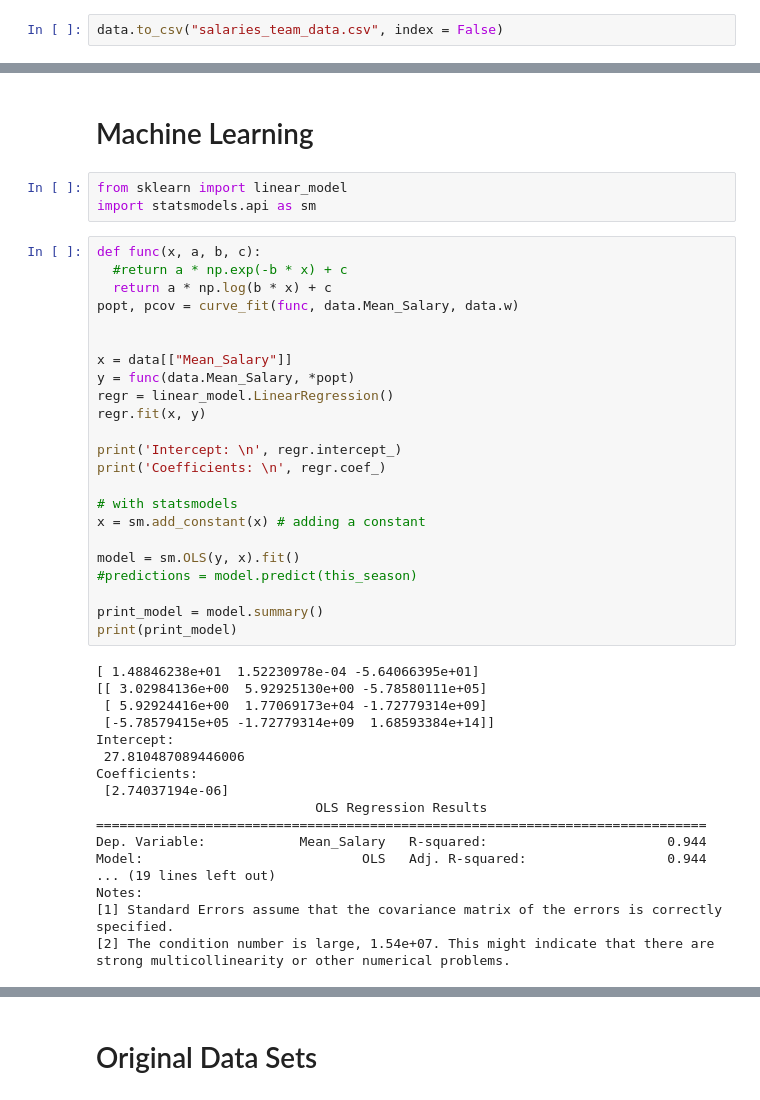
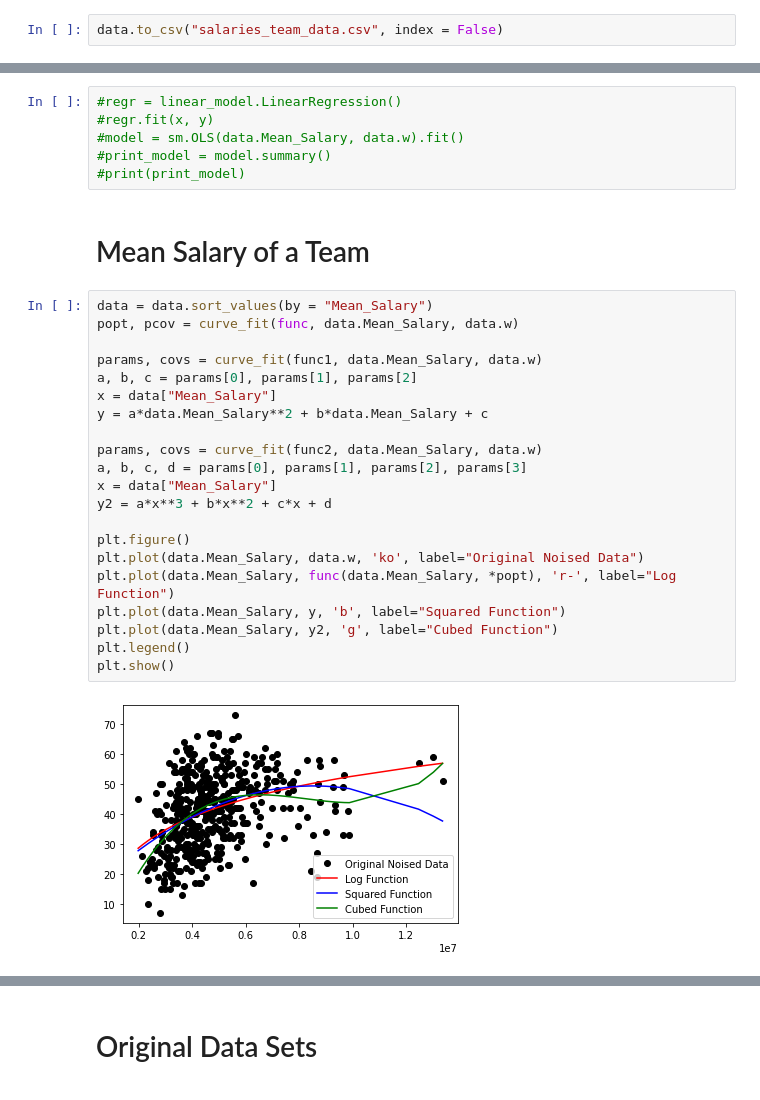
Before and after one commit to derek-naka/F22_math42, a Jupyter notebook: Math42_Final_Project.ipynb, the cells around one changed output, grey strips where cells are left out. Cells and saved outputs as stored; diff of their text form.

```diff
--- a/Math42_Final_Project.ipynb
+++ b/Math42_Final_Project.ipynb
@@ -180,46 +123,31 @@ plt.show()
+# %%
+#regr = linear_model.LinearRegression()
+#regr.fit(x, y)
+#model = sm.OLS(data.Mean_Salary, data.w).fit()
+#print_model = model.summary()
+#print(print_model)
 # %% [markdown]
-# Machine Learning
+# Mean Salary of a Team
-# %%
-from sklearn import linear_model
-import statsmodels.api as sm
-# %%
-def func(x, a, b, c):
-  #return a * np.exp(-b * x) + c
-  return a * np.log(b * x) + c
-popt, pcov = curve_fit(func, data.Mean_Salary, data.w)
-
-
-x = data[["Mean_Salary"]]
-y = func(data.Mean_Salary, *popt)
-regr = linear_model.LinearRegression()
-regr.fit(x, y)
-
-print('Intercept: \n', regr.intercept_)
-print('Coefficients: \n', regr.coef_)
-
-# with statsmodels
-x = sm.add_constant(x) # adding a constant
-
-model = sm.OLS(y, x).fit()
-#predictions = model.predict(this_season)
-
-print_model = model.summary()
-print(print_model)
-# %% [output]
-[ 1.48846238e+01  1.52230978e-04 -5.64066395e+01]
-[[ 3.02984136e+00  5.92925130e+00 -5.78580111e+05]
- [ 5.92924416e+00  1.77069173e+04 -1.72779314e+09]
- [-5.78579415e+05 -1.72779314e+09  1.68593384e+14]]
-Intercept:
- 27.810487089446006
-Coefficients:
- [2.74037194e-06]
-                            OLS Regression Results
-==============================================================================
-Dep. Variable:            Mean_Salary   R-squared:                       0.944
-Model:                            OLS   Adj. R-squared:                  0.944
-... (19 lines left out)
-Notes:
-[1] Standard Errors assume that the covariance matrix of the errors is correctly specified.
-[2] The condition number is large, 1.54e+07. This might indicate that there are
-strong multicollinearity or other numerical problems.
+# %%
+data = data.sort_values(by = "Mean_Salary")
+popt, pcov = curve_fit(func, data.Mean_Salary, data.w)
+
+params, covs = curve_fit(func1, data.Mean_Salary, data.w)
+a, b, c = params[0], params[1], params[2]
+x = data["Mean_Salary"]
+y = a*data.Mean_Salary**2 + b*data.Mean_Salary + c
+
+params, covs = curve_fit(func2, data.Mean_Salary, data.w)
+a, b, c, d = params[0], params[1], params[2], params[3]
+x = data["Mean_Salary"]
+y2 = a*x**3 + b*x**2 + c*x + d
+
+plt.figure()
+plt.plot(data.Mean_Salary, data.w, 'ko', label="Original Noised Data")
+plt.plot(data.Mean_Salary, func(data.Mean_Salary, *popt), 'r-', label="Log Function")
+plt.plot(data.Mean_Salary, y, 'b', label="Squared Function")
+plt.plot(data.Mean_Salary, y2, 'g', label="Cubed Function")
+plt.legend()
+plt.show()
+# %% [output]
+[figure, added]
```
Also changed, not shown: parts of 60 cells of this notebook.
